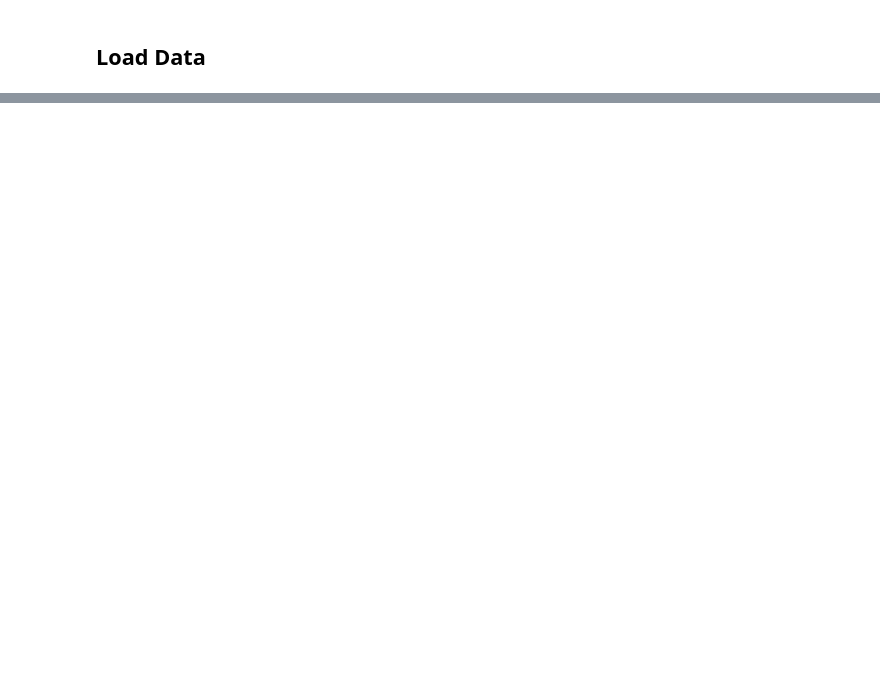
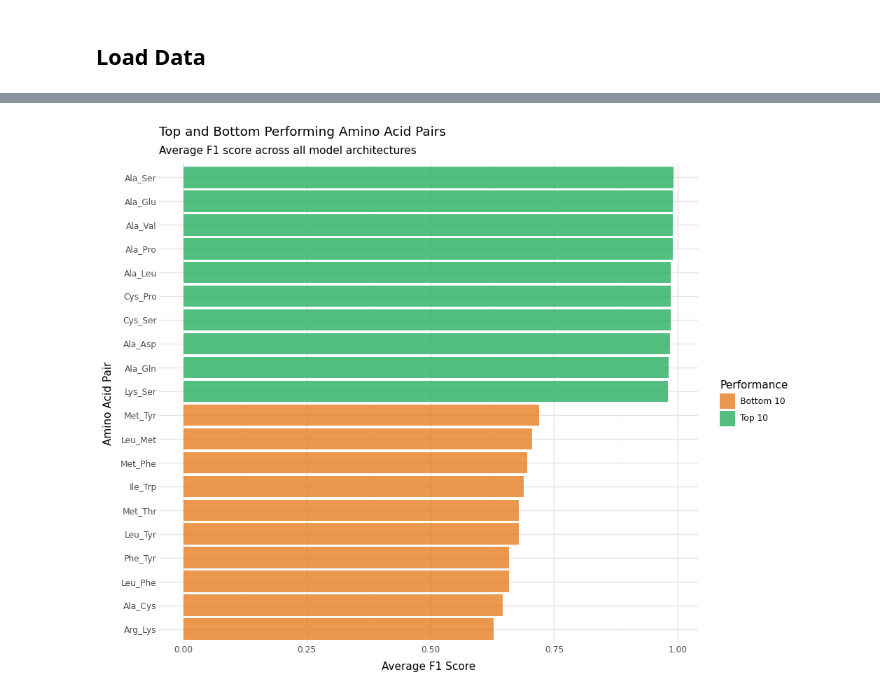
Before and after one commit to rnabioco/leech, a Jupyter notebook: notebooks/model_training_comparison.ipynb, the cells around one changed output, grey strips where cells are left out. Cells and saved outputs as stored; diff of their text form; code cells hidden in the pictures; blank space fills up the shorter version.

```diff
--- a/notebooks/model_training_comparison.ipynb
+++ b/notebooks/model_training_comparison.ipynb
@@ -384,0 +421,18 @@ if len(architectures) >= 2:
+# %%
+# Average performance per pair across all architectures
+pair_performance = (
+    df.groupby("pair")
+    .agg({"f1_mean": "mean", "accuracy_mean": "mean", "auroc_mean": "mean"})
+    .rename(columns={"f1_mean": "avg_f1", "accuracy_mean": "avg_accuracy", "auroc_mean": "avg_auroc"})
+    .sort_values("avg_f1", ascending=False)
+    .reset_index()
+)
+
+# Get top and bottom 15
+top_pairs = pair_performance.head(15)
+bottom_pairs = pair_performance.tail(15)
+
+print("Top 15 Easiest Pairs to Classify:")
+print(top_pairs)
+print("\nTop 15 Hardest Pairs to Classify:")
+print(bottom_pairs)
@@ -384,0 +457,23 @@ if len(architectures) >= 2:
+# %%
+# Bar plot of top and bottom pairs
+extreme_pairs = pd.concat([top_pairs.head(10), bottom_pairs.tail(10)])
+extreme_pairs["category"] = ["Top 10"] * 10 + ["Bottom 10"] * 10
+
+p7 = (
+    ggplot(extreme_pairs, aes(x="reorder(pair, avg_f1)", y="avg_f1", fill="category"))
+    + geom_col(alpha=0.8)
+    + coord_flip()
+    + labs(
+        title="Top and Bottom Performing Amino Acid Pairs",
+        subtitle="Average F1 score across all model architectures",
+        x="Amino Acid Pair",
+        y="Average F1 Score",
+        fill="Performance",
+    )
+    + theme(figure_size=(10, 8))
+    + scale_fill_manual(values=["#E67E22", "#27AE60"])
+)
+
+p7
+# %% [output]
+[figure, added]
```
Also changed, not shown: parts of 45 cells of this notebook, 3 other files.
